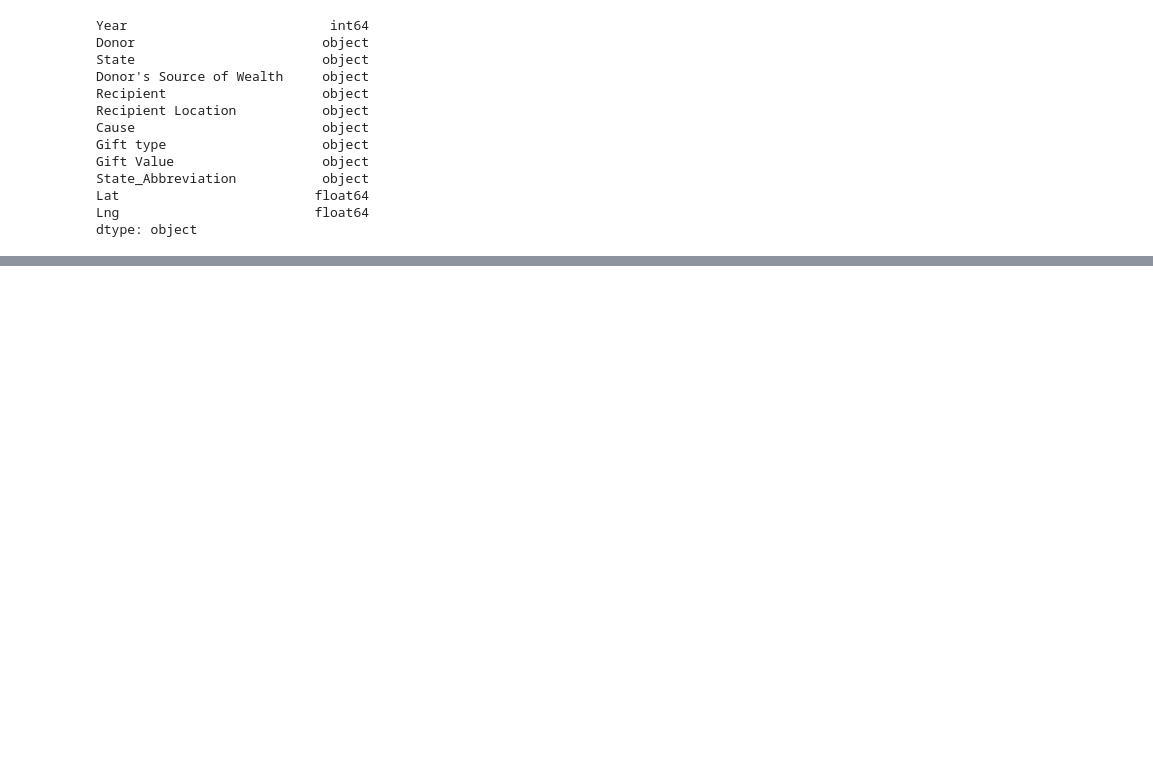
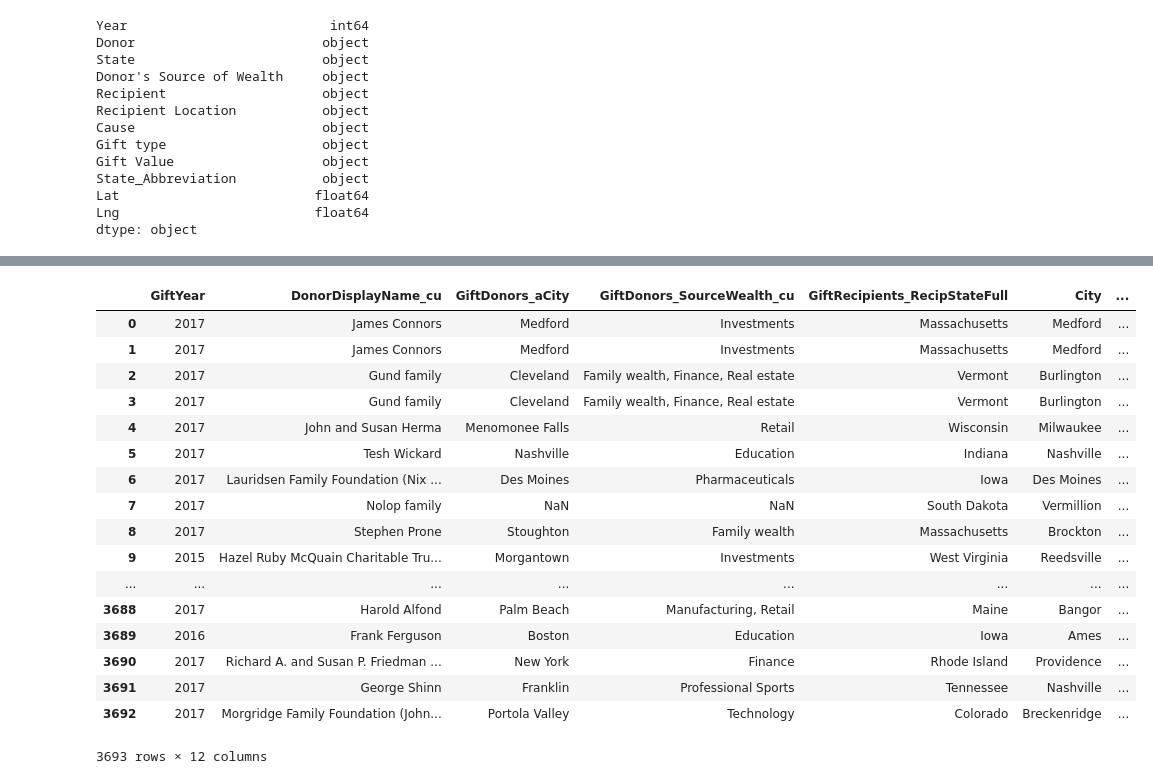
Before and after one commit to kjwunderlich/project-one---sphinx, a Jupyter notebook: Matts_Sphinx.ipynb, the cells around one changed output, grey strips where cells are left out. Cells and saved outputs as stored; diff of their text form; code cells hidden in the pictures; blank space fills up the shorter version.

Commit message:
cities maps updated

```diff
--- a/Matts_Sphinx.ipynb
+++ b/Matts_Sphinx.ipynb
@@ -13,4 +13,6 @@ data_2015 = "chronicle_data2015.csv"
 data_2016 = "chronicle_data2016.csv"
 data_2017 = "chronicle_data2017.csv"
 data_2018 = "chronicle_data2018.csv"
-latlong = "statelatlong.csv"
+state_latlong = "statelatlong.csv"
+cities_latlong = "1000-largest-us-cities-by-population-with-geographic-coordinates.csv"
+data_2015_2018_cities = "cop_gifts_1518_20181011.csv"
@@ -41,6 +22,9 @@ data_2015_pd = pd.read_csv(data_2015, encoding = "ISO-8859-1")
 data_2016_pd = pd.read_csv(data_2016, encoding = "ISO-8859-1")
 data_2017_pd = pd.read_csv(data_2017, encoding = "ISO-8859-1")
 data_2018_pd = pd.read_csv(data_2018, encoding = "ISO-8859-1")
+state_latlon = pd.read_csv(latlong, encoding = "ISO-8859-1")
+data_2015_2018_cities = pd.read_csv(data_2015_2018_cities, encoding= "ISO-8859-1")
+cities_latlong = pd.read_csv(cities_latlong, encoding = "ISO-8859-1")
 # %%
 frames = [data_2015_pd, data_2016_pd, data_2017_pd, data_2018_pd]
 
@@ -218,0 +224,3 @@ fig
+# %%
+recipient_cities_df = data_2015_2018_cities.rename(columns={"GiftRecipients_RecipCity":"City"})
+recipient_cities_df.head()
@@ -218,0 +234,23 @@ fig
+# %%
+# merging lat, lng values from cities_latlong csv
+city_coords = pd.merge(recipient_cities_df, cities_latlong, how="left", on=["City", "City"])
+city_coords
+# %% [output]
+|  | GiftYear | DonorDisplayName_cu | GiftDonors_aCity | GiftDonors_SourceWealth_cu | GiftRecipients_RecipStateFull | City | ... |
+| 0 | 2017 | James Connors | Medford | Investments | Massachusetts | Medford | ... |
+| 1 | 2017 | James Connors | Medford | Investments | Massachusetts | Medford | ... |
+| 2 | 2017 | Gund family | Cleveland | Family wealth, Finance, Real estate | Vermont | Burlington | ... |
+| 3 | 2017 | Gund family | Cleveland | Family wealth, Finance, Real estate | Vermont | Burlington | ... |
+| 4 | 2017 | John and Susan Herma | Menomonee Falls | Retail | Wisconsin | Milwaukee | ... |
+| 5 | 2017 | Tesh Wickard | Nashville | Education | Indiana | Nashville | ... |
+| 6 | 2017 | Lauridsen Family Foundation (Nix ... | Des Moines | Pharmaceuticals | Iowa | Des Moines | ... |
+| 7 | 2017 | Nolop family | NaN | NaN | South Dakota | Vermillion | ... |
+| 8 | 2017 | Stephen Prone | Stoughton | Family wealth | Massachusetts | Brockton | ... |
+| 9 | 2015 | Hazel Ruby McQuain Charitable Tru... | Morgantown | Investments | West Virginia | Reedsville | ... |
+| ... | ... | ... | ... | ... | ... | ... | ... |
+| 3688 | 2017 | Harold Alfond | Palm Beach | Manufacturing, Retail | Maine | Bangor | ... |
+| 3689 | 2016 | Frank Ferguson | Boston | Education | Iowa | Ames | ... |
+| 3690 | 2017 | Richard A. and Susan P. Friedman ... | New York | Finance | Rhode Island | Providence | ... |
+| 3691 | 2017 | George Shinn | Franklin | Professional Sports | Tennessee | Nashville | ... |
+| 3692 | 2017 | Morgridge Family Foundation (John... | Portola Valley | Technology | Colorado | Breckenridge | ... |
+3693 rows × 12 columns
```
Also changed, not shown: parts of 9 cells of this notebook, 2 other files.
